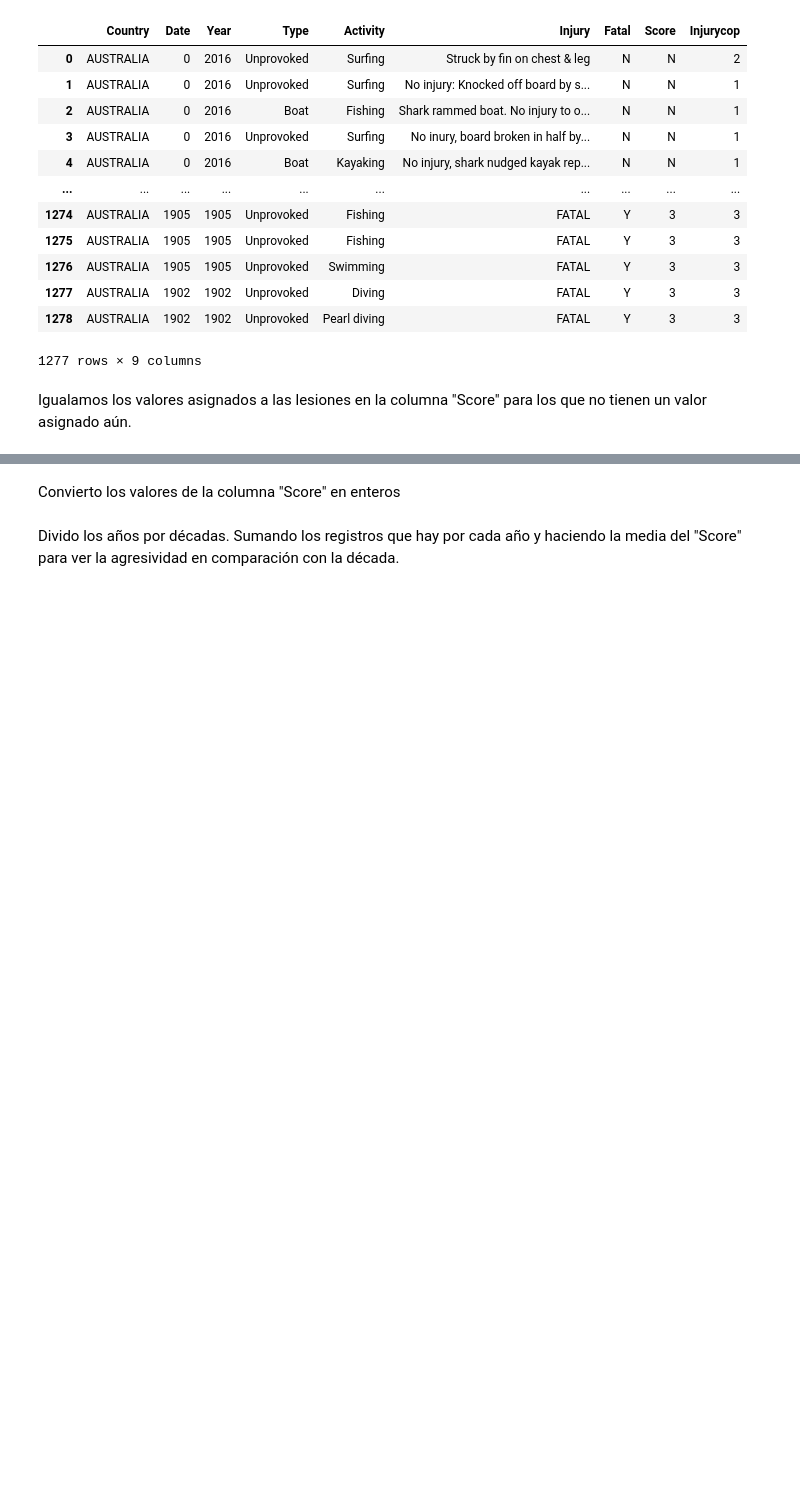
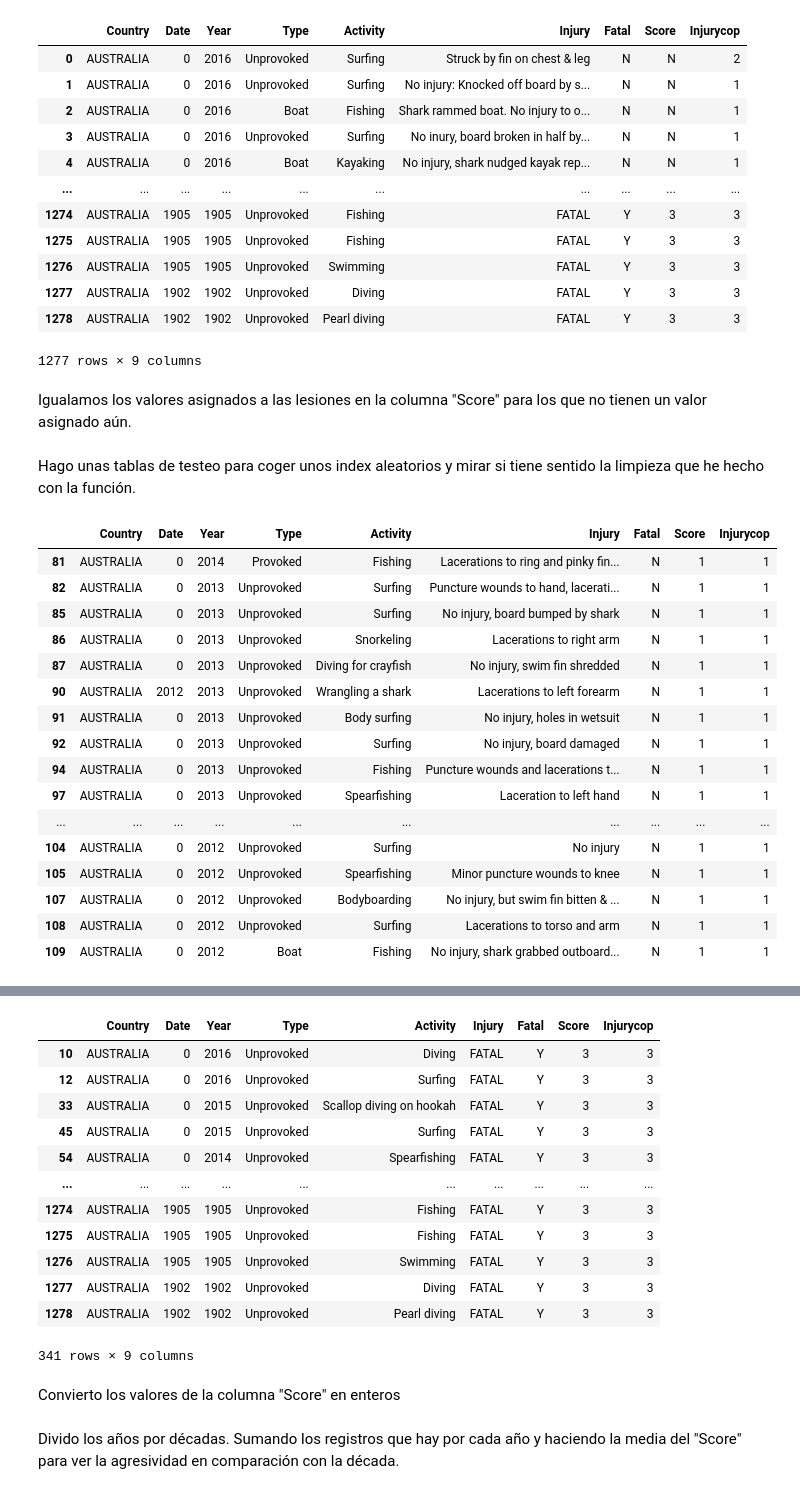
Before and after one commit to agalvezcorell/Project.1-Shark_aggressiveness, a Jupyter notebook: pandas-project.ipynb, the cells around one changed output, grey strips where cells are left out. Saved outputs shown, nothing was run; the diff lists cells and outputs as text; code cells hidden in the pictures; blank space fills up the shorter version.

```diff
--- a/pandas-project.ipynb
+++ b/pandas-project.ipynb
@@ -215,0 +215,27 @@ sud.loc[sud['Score'] != "3", "Score"] = sud["Injurycop"]
+# %% [markdown]
+Hago unas tablas de testeo para coger unos index aleatorios y mirar si tiene sentido la limpieza que he hecho con la función.
+# %%
+prueba = aus[(aus["Injurycop"]== "1")]
+prueba2 = aus[(aus["Injurycop"]== "2")]
+prueba3 = aus[(aus ["Fatal"]== "Y")]
+display(prueba[50:70])
+display(prueba2[10:30])
+display(prueba3)
+# %% [output]
+|  | Country | Date | Year | Type | Activity | Injury | Fatal | Score | Injurycop |
+| 81 | AUSTRALIA | 0 | 2014 | Provoked | Fishing | Lacerations to ring and pinky fin... | N | 1 | 1 |
+| 82 | AUSTRALIA | 0 | 2013 | Unprovoked | Surfing | Puncture wounds to hand, lacerati... | N | 1 | 1 |
+| 85 | AUSTRALIA | 0 | 2013 | Unprovoked | Surfing | No injury, board bumped by shark | N | 1 | 1 |
+| 86 | AUSTRALIA | 0 | 2013 | Unprovoked | Snorkeling | Lacerations to right arm | N | 1 | 1 |
+| 87 | AUSTRALIA | 0 | 2013 | Unprovoked | Diving for crayfish | No injury, swim fin shredded | N | 1 | 1 |
+| 90 | AUSTRALIA | 2012 | 2013 | Unprovoked | Wrangling a shark | Lacerations to left forearm | N | 1 | 1 |
+| 91 | AUSTRALIA | 0 | 2013 | Unprovoked | Body surfing | No injury, holes in wetsuit | N | 1 | 1 |
+| 92 | AUSTRALIA | 0 | 2013 | Unprovoked | Surfing | No injury, board damaged | N | 1 | 1 |
+| 94 | AUSTRALIA | 0 | 2013 | Unprovoked | Fishing | Puncture wounds and lacerations t... | N | 1 | 1 |
+| 97 | AUSTRALIA | 0 | 2013 | Unprovoked | Spearfishing | Laceration to left hand | N | 1 | 1 |
+| ... | ... | ... | ... | ... | ... | ... | ... | ... | ... |
+| 104 | AUSTRALIA | 0 | 2012 | Unprovoked | Surfing | No injury | N | 1 | 1 |
+| 105 | AUSTRALIA | 0 | 2012 | Unprovoked | Spearfishing | Minor puncture wounds to knee | N | 1 | 1 |
+| 107 | AUSTRALIA | 0 | 2012 | Unprovoked | Bodyboarding | No injury, but swim fin bitten & ... | N | 1 | 1 |
+| 108 | AUSTRALIA | 0 | 2012 | Unprovoked | Surfing | Lacerations to torso and arm | N | 1 | 1 |
+| 109 | AUSTRALIA | 0 | 2012 | Boat | Fishing | No injury, shark grabbed outboard... | N | 1 | 1 |
@@ -216,3 +259,16 @@ sud.loc[sud['Score'] != "3", "Score"] = sud["Injurycop"]
+|  | Country | Date | Year | Type | Activity | Injury | Fatal | Score | Injurycop |
+| 10 | AUSTRALIA | 0 | 2016 | Unprovoked | Diving | FATAL | Y | 3 | 3 |
+| 12 | AUSTRALIA | 0 | 2016 | Unprovoked | Surfing | FATAL | Y | 3 | 3 |
+| 33 | AUSTRALIA | 0 | 2015 | Unprovoked | Scallop diving on hookah | FATAL | Y | 3 | 3 |
+| 45 | AUSTRALIA | 0 | 2015 | Unprovoked | Surfing | FATAL | Y | 3 | 3 |
+| 54 | AUSTRALIA | 0 | 2014 | Unprovoked | Spearfishing | FATAL | Y | 3 | 3 |
+| ... | ... | ... | ... | ... | ... | ... | ... | ... | ... |
+| 1274 | AUSTRALIA | 1905 | 1905 | Unprovoked | Fishing | FATAL | Y | 3 | 3 |
+| 1275 | AUSTRALIA | 1905 | 1905 | Unprovoked | Fishing | FATAL | Y | 3 | 3 |
+| 1276 | AUSTRALIA | 1905 | 1905 | Unprovoked | Swimming | FATAL | Y | 3 | 3 |
+| 1277 | AUSTRALIA | 1902 | 1902 | Unprovoked | Diving | FATAL | Y | 3 | 3 |
+| 1278 | AUSTRALIA | 1902 | 1902 | Unprovoked | Pearl diving | FATAL | Y | 3 | 3 |
+341 rows × 9 columns
 # %% [markdown]
 Convierto los valores de la columna "Score" en enteros
 # %%
```
Also changed, not shown: parts of 12 cells of this notebook, 1 other file.
